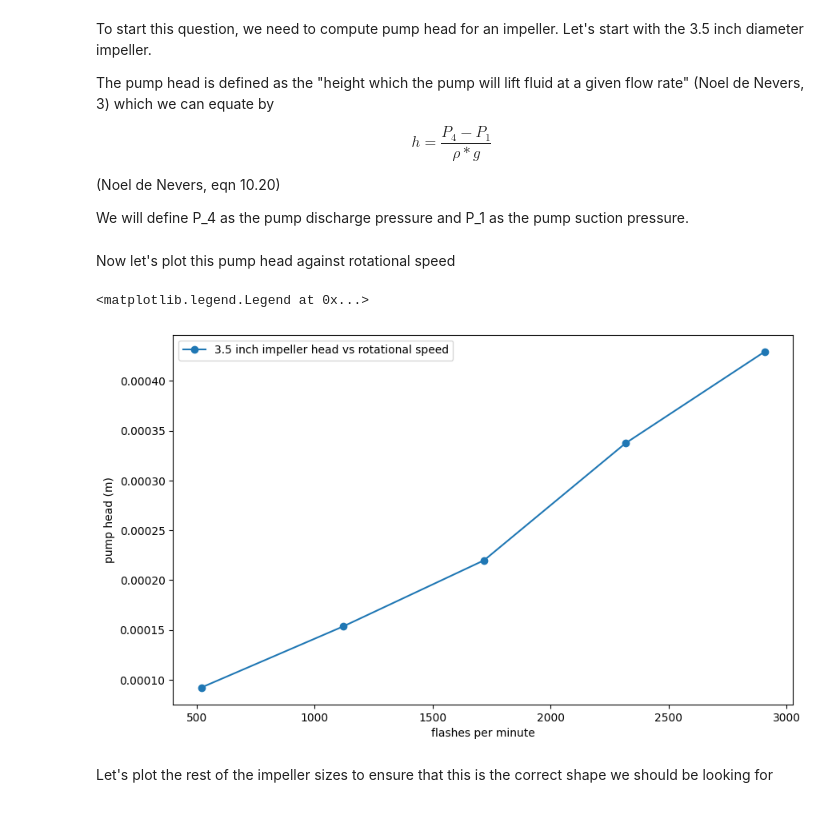
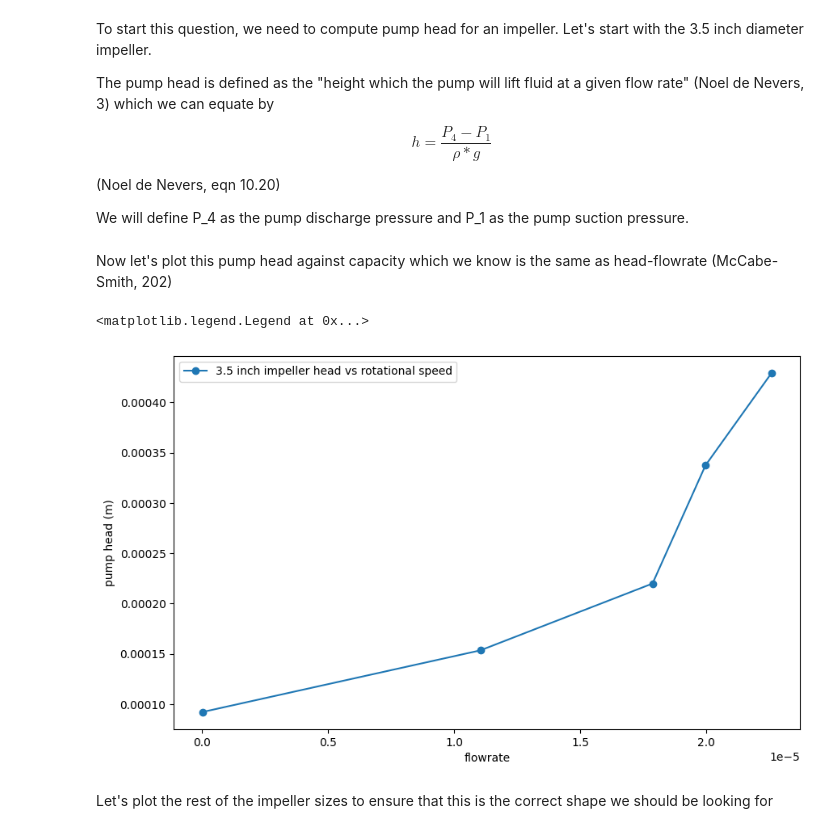
Before and after one commit to rahilisashaik/cbe154, a Jupyter notebook: centrifugal-pump/exp-data-analysis.ipynb, the cells around one changed output. Drawn from its saved outputs; the diff is of its cells as text; code cells hidden in the pictures.

Commit message:
sanity checking head_ideal

```diff
--- a/centrifugal-pump/exp-data-analysis.ipynb
+++ b/centrifugal-pump/exp-data-analysis.ipynb
@@ -36 +42,3 @@ df
+# %%
+df["volumetric_flowrate"] = df["flowrate"] * 6.309 * 10 ** -5 * (1 / 60) # m^3/s
 # %% [markdown]
@@ -53,18 +61,18 @@ g = 9.81 #m/s^2
 # %%
 df["pump_head"] = (df["pump_discharge_pressure"] - df["pump_suction_pressure"]) / (rho * g)
 # %% [markdown]
-Now let's plot this pump head against rotational speed
+Now let's plot this pump head against capacity which we know is the same as head-flowrate (McCabe-Smith, 202)
 # %%
 df_small = df.query("impeller_diam == 3.500")
 
 plt.figure(figsize=(10,6))
-plt.plot(df_small["ext_fpm"], df_small["pump_head"], marker="o", label="3.5 inch impeller head vs rotational speed")
-plt.xlabel("flashes per minute")
+plt.plot(df_small["volumetric_flowrate"], df_small["pump_head"], marker="o", label="3.5 inch impeller head vs rotational speed")
+plt.xlabel("flowrate")
 plt.ylabel("pump head (m)")
 plt.legend()
 # %% [output]
 <matplotlib.legend.Legend at 0x...>
-[figure, old version]
+[figure, new version]
 # %% [markdown]
 Let's plot the rest of the impeller sizes to ensure that this is the correct shape we should be looking for
 # %%
```
Also changed, not shown: parts of 30 cells of this notebook.
